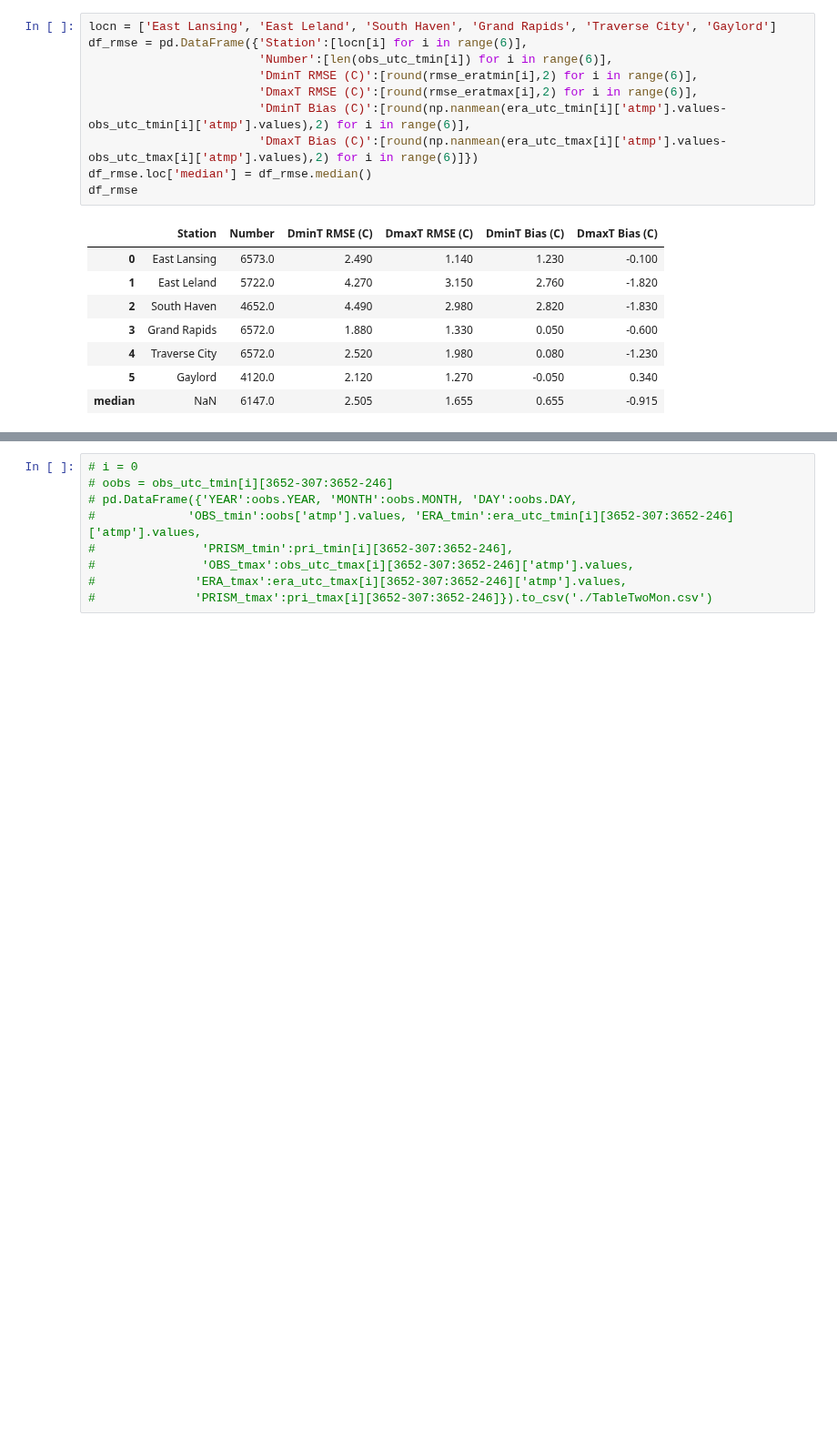
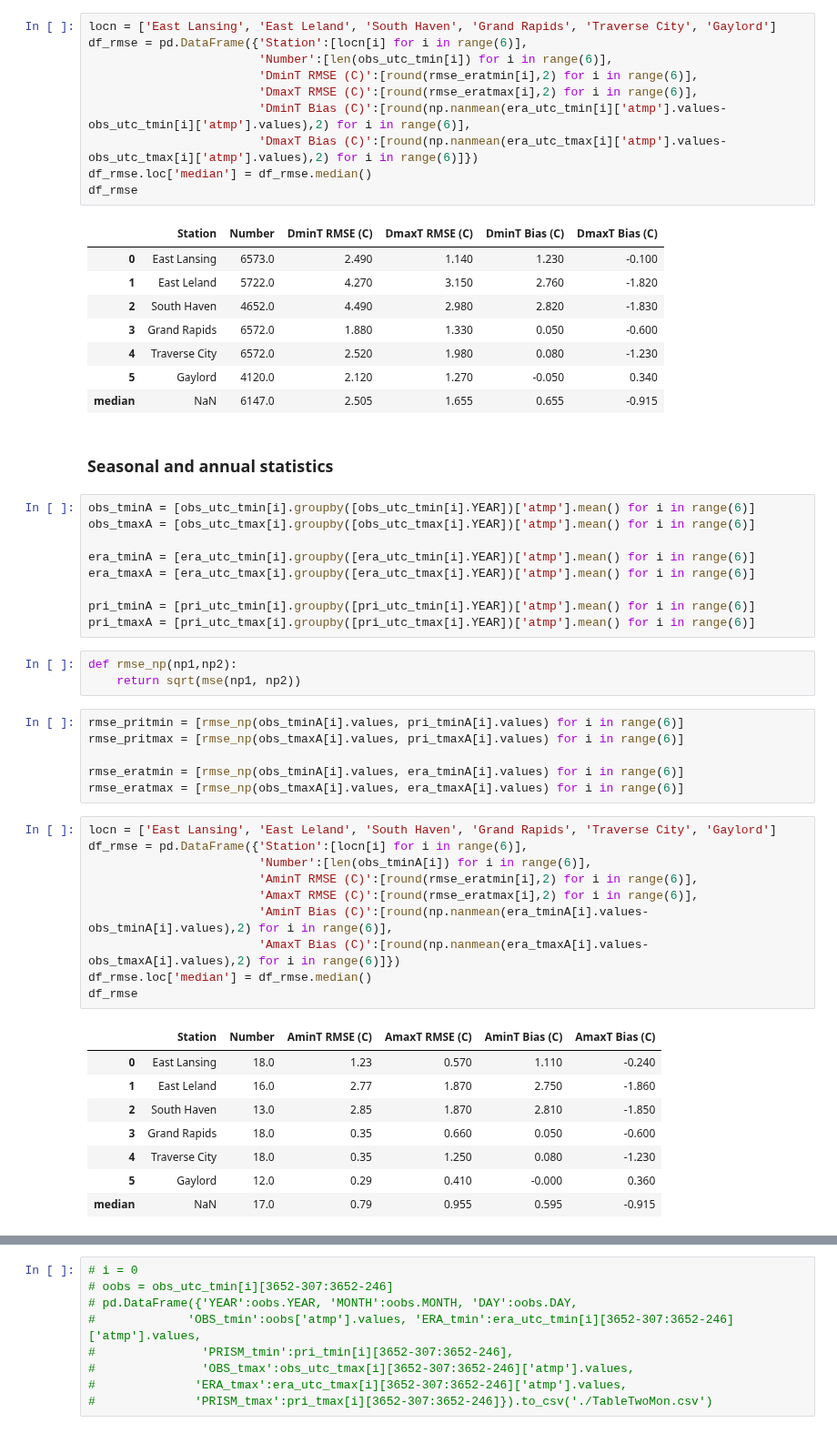
Before and after one commit to Diane1306/ERA5_PRISM, a Jupyter notebook: Summary2.ipynb, the cells around one changed output, grey strips where cells are left out. Shown at 91% size. Cells and saved outputs as stored; diff of their text form; blank space fills up the shorter version.

```diff
--- a/Summary2.ipynb
+++ b/Summary2.ipynb
@@ -312,3 +330,42 @@ df_rmse
 | 4 | Traverse City | 6572.0 | 2.520 | 1.980 | 0.080 | -1.230 |
 | 5 | Gaylord | 4120.0 | 2.120 | 1.270 | -0.050 | 0.340 |
 | median | NaN | 6147.0 | 2.505 | 1.655 | 0.655 | -0.915 |
+# %% [markdown]
+### Seasonal and annual statistics
+# %%
+obs_tminA = [obs_utc_tmin[i].groupby([obs_utc_tmin[i].YEAR])['atmp'].mean() for i in range(6)]
+obs_tmaxA = [obs_utc_tmax[i].groupby([obs_utc_tmax[i].YEAR])['atmp'].mean() for i in range(6)]
+
+era_tminA = [era_utc_tmin[i].groupby([era_utc_tmin[i].YEAR])['atmp'].mean() for i in range(6)]
+era_tmaxA = [era_utc_tmax[i].groupby([era_utc_tmax[i].YEAR])['atmp'].mean() for i in range(6)]
+
+pri_tminA = [pri_utc_tmin[i].groupby([pri_utc_tmin[i].YEAR])['atmp'].mean() for i in range(6)]
+pri_tmaxA = [pri_utc_tmax[i].groupby([pri_utc_tmax[i].YEAR])['atmp'].mean() for i in range(6)]
+# %%
+def rmse_np(np1,np2):
+    return sqrt(mse(np1, np2))
+# %%
+rmse_pritmin = [rmse_np(obs_tminA[i].values, pri_tminA[i].values) for i in range(6)]
+rmse_pritmax = [rmse_np(obs_tmaxA[i].values, pri_tmaxA[i].values) for i in range(6)]
+
+rmse_eratmin = [rmse_np(obs_tminA[i].values, era_tminA[i].values) for i in range(6)]
+rmse_eratmax = [rmse_np(obs_tmaxA[i].values, era_tmaxA[i].values) for i in range(6)]
+# %%
+locn = ['East Lansing', 'East Leland', 'South Haven', 'Grand Rapids', 'Traverse City', 'Gaylord']
+df_rmse = pd.DataFrame({'Station':[locn[i] for i in range(6)],
+                        'Number':[len(obs_tminA[i]) for i in range(6)],
+                        'AminT RMSE (C)':[round(rmse_eratmin[i],2) for i in range(6)],
+                        'AmaxT RMSE (C)':[round(rmse_eratmax[i],2) for i in range(6)],
+                        'AminT Bias (C)':[round(np.nanmean(era_tminA[i].values-obs_tminA[i].values),2) for i in range(6)],
+                        'AmaxT Bias (C)':[round(np.nanmean(era_tmaxA[i].values-obs_tmaxA[i].values),2) for i in range(6)]})
+df_rmse.loc['median'] = df_rmse.median()
+df_rmse
+# %% [output]
+|  | Station | Number | AminT RMSE (C) | AmaxT RMSE (C) | AminT Bias (C) | AmaxT Bias (C) |
+| 0 | East Lansing | 18.0 | 1.23 | 0.570 | 1.110 | -0.240 |
+| 1 | East Leland | 16.0 | 2.77 | 1.870 | 2.750 | -1.860 |
+| 2 | South Haven | 13.0 | 2.85 | 1.870 | 2.810 | -1.850 |
+| 3 | Grand Rapids | 18.0 | 0.35 | 0.660 | 0.050 | -0.600 |
+| 4 | Traverse City | 18.0 | 0.35 | 1.250 | 0.080 | -1.230 |
+| 5 | Gaylord | 12.0 | 0.29 | 0.410 | -0.000 | 0.360 |
+| median | NaN | 17.0 | 0.79 | 0.955 | 0.595 | -0.915 |
```
Also changed, not shown: parts of 7 cells of this notebook.
